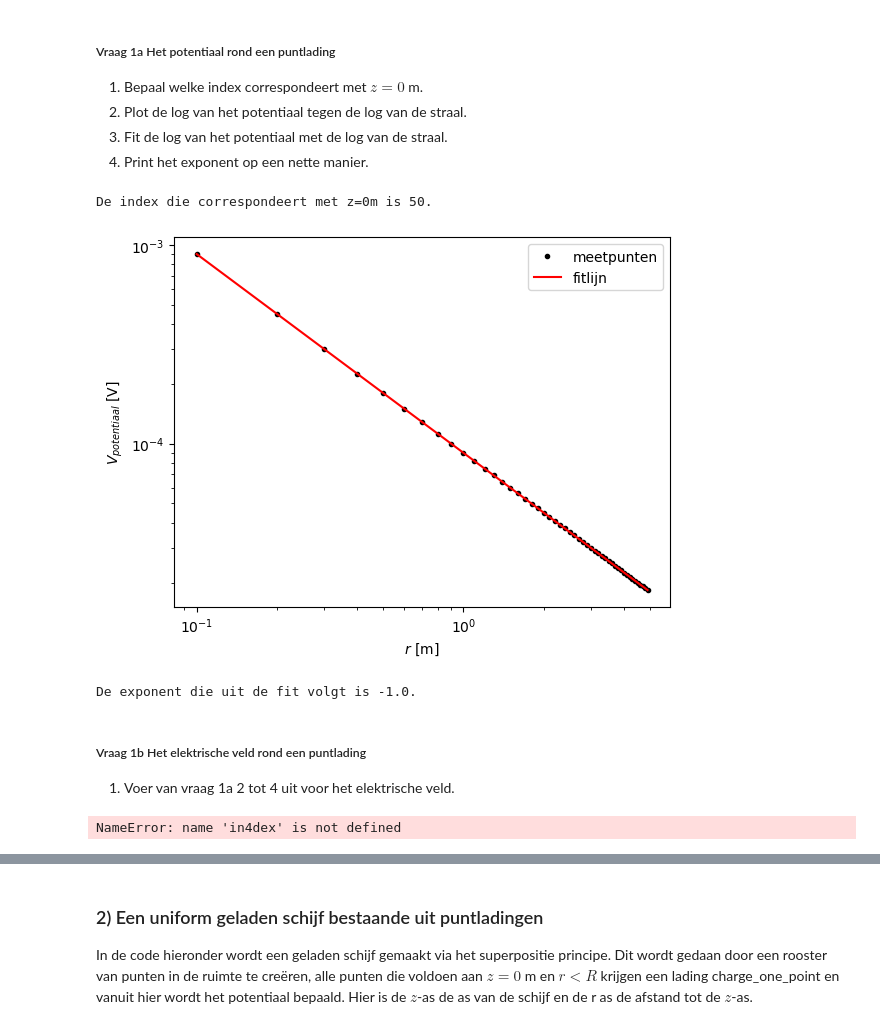
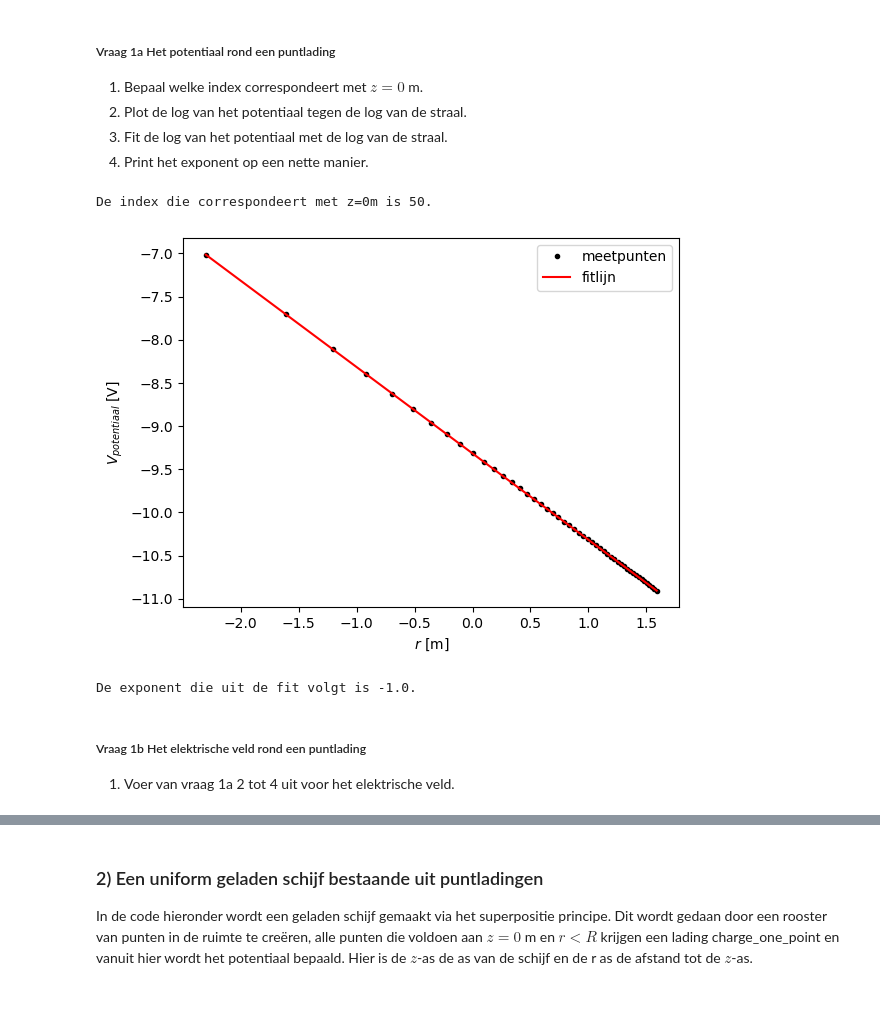
Before and after one commit to emmajuledrent/opdrachten-DEF-D, a Jupyter notebook: DigitaleOntwerpopdrachten/1CondensatorOpdracht/CondensatorOntwerpopdracht.ipynb, the cells around one changed output, grey strips where cells are left out. Cells and saved outputs as stored; diff of their text form; code cells hidden in the pictures; blank space fills up the shorter version.

```diff
--- a/DigitaleOntwerpopdrachten/1CondensatorOpdracht/CondensatorOntwerpopdracht.ipynb
+++ b/DigitaleOntwerpopdrachten/1CondensatorOpdracht/CondensatorOntwerpopdracht.ipynb
@@ -89,35 +89,41 @@ plot_results_pt_charge_at_origin(Ez, Er, normE, V, r, z, grid_step)
 # %%
 from scipy.optimize import curve_fit
 
 # 1) Bepalen van index. We gaan ervan uit dat z nooit precies 0 is, dus nemen we een interval rond de 0 van +/- 1e-10. Voor de rest van de opdracht
 # filteren we deze eruit, omdat dit punt zorgt voor een error.
-index= np.where(abs(z) < 1e-10)[0]
-print(f"De index die correspondeert met z=0m is {index[0]}.")
+index = find_idx_nearest(z,0)
+print(f"De index die correspondeert met z=0m is {index}.")
+
 
 # 2 en 3) Log-log plot van potentiaal tegen straal + curve_fit. We gaan uit van een verband van V = a*r**b.
-def fit(x,a, b):
-    return a * x**b
+def line(x,a,b) :
+    return x*a + b
 
-val, cov = curve_fit(fit, r[1:], V[index[0],1:])
-a_fit,b_fit = val
+log_r_1a = np.log(r[1:])
+log_V = np.log(V[index,1:])
 
-x_fit = np.linspace(min(r[1:]),max(r[1:]), 1000)
-y_fit = fit(x_fit,a_fit,b_fit)
+val_1a, cov_1a = curve_fit(line, log_r_1a, log_V)
+a_1a,b_1a = val_1a
+
+x_fit_1a = np.linspace(min(log_r_1a),max(log_r_1a), 1000)
+y_fit_1a = line(x_fit_1a,a_1a,b_1a)
 
 plt.figure()
-plt.loglog(r[1:],V[index[0],1:], "k.", label = "meetpunten")
-plt.loglog(x_fit,y_fit, "r-", label = "fitlijn")
+#plt.loglog(r[1:],V[index,1:], "k.", label = "meetpunten")
+#plt.loglog(x_fit_1a,y_fit_1a, "r-", label = "fitlijn")
+plt.plot(log_r_1a,log_V, "k.", label = "meetpunten")
+plt.plot(x_fit_1a,y_fit_1a, "r-", label = "fitlijn")
 plt.xlabel("$r$ [m]")
 plt.ylabel("$V_{potentiaal}$ [V]")
 plt.legend()
 plt.show()
 
 
 # 4) Bepalen van de exponent.
-print(f"De exponent die uit de fit volgt is {b_fit}.")
+print(f"De exponent die uit de fit volgt is {a_1a}.")
 # %% [output]
 De index die correspondeert met z=0m is 50.
-[figure, old version]
+[figure, new version]
 De exponent die uit de fit volgt is -1.0.
 # %% [markdown]
 ##### Vraag 1b Het elektrische veld rond een puntlading
@@ -129,21 +130,0 @@ De exponent die uit de fit volgt is -1.0.
-# %%
-def fit(x,a, b):
-    return a * x**b
-
-val, cov = curve_fit(fit, r[1:], normE[in4dex[0],1:])
-a_fit,b_fit = val
-
-x_fit = np.linspace(min(r[1:]),max(r[1:]), 1000)
-y_fit = fit(x_fit,a_fit,b_fit)
-
-plt.figure()
-plt.loglog(r[1:],V[index[0],1:], "k.", label = "meetpunten")
-plt.loglog(x_fit,y_fit, "r-", label = "fitlijn")
-plt.xlabel("$r$ [m]")
-plt.ylabel("$V_{potentiaal}$ [V]")
-plt.legend()
-plt.show()
-
-print(f"De exponent die uit de fit volgt is {b_fit}.")
-# %% [output]
-NameError: name 'in4dex' is not defined
```
Also changed, not shown: parts of 15 cells of this notebook, 3 other files.
